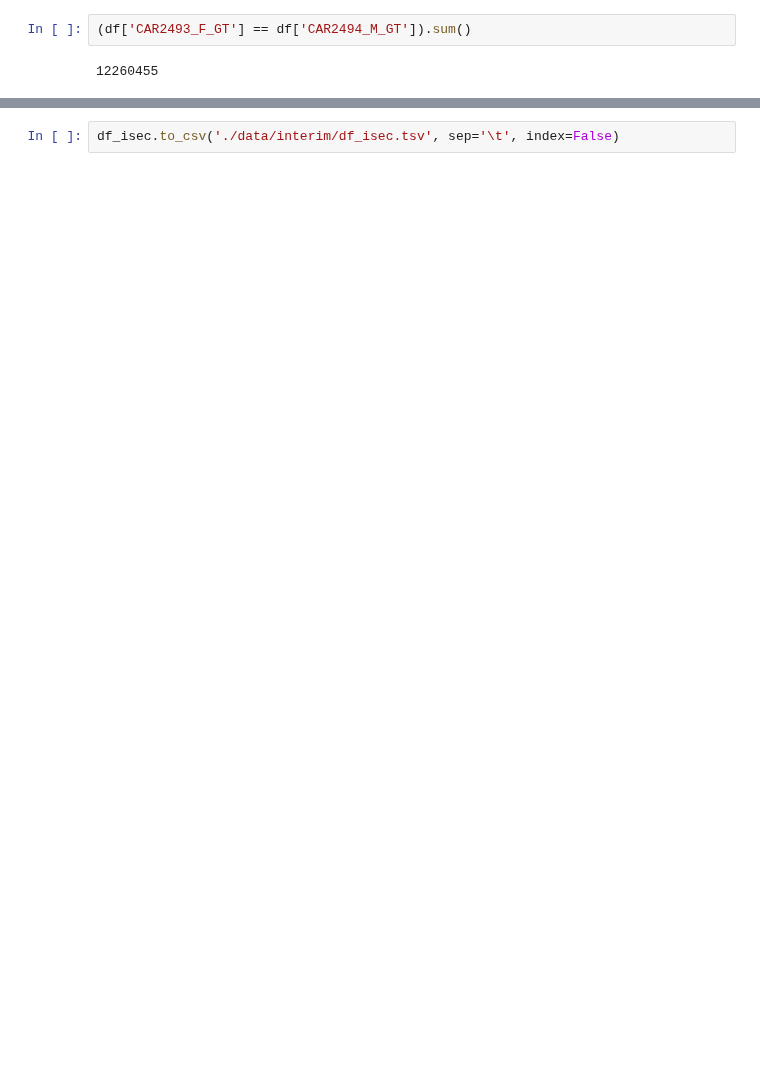
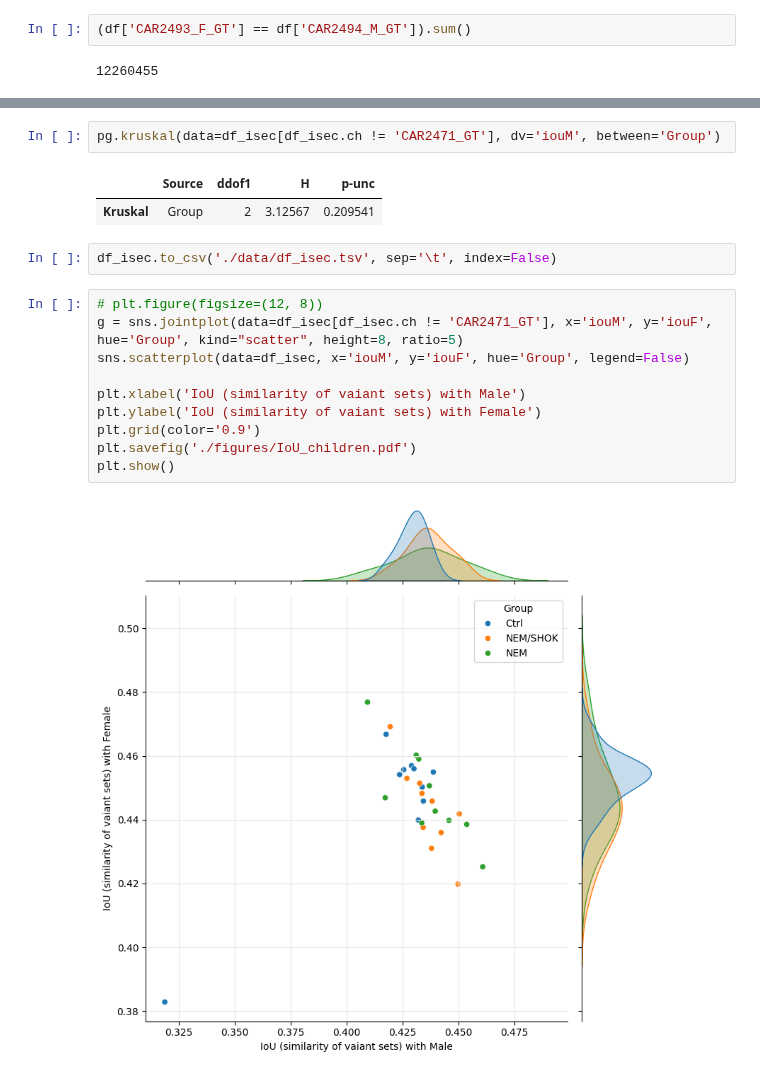
Before and after one commit to mitoclub/AquaSelection, a Jupyter notebook: intersect.ipynb, the cells around one changed output, grey strips where cells are left out. Drawn from its saved outputs; the diff is of its cells as text; blank space fills up the shorter version.

```diff
--- a/intersect.ipynb
+++ b/intersect.ipynb
@@ -199,2 +276,19 @@ df_isec
+# %%
+pg.kruskal(data=df_isec[df_isec.ch != 'CAR2471_GT'], dv='iouM', between='Group')
+# %% [output]
+|  | Source | ddof1 | H | p-unc |
+| Kruskal | Group | 2 | 3.12567 | 0.209541 |
 # %%
-df_isec.to_csv('./data/interim/df_isec.tsv', sep='\t', index=False)
+df_isec.to_csv('./data/df_isec.tsv', sep='\t', index=False)
+# %%
+# plt.figure(figsize=(12, 8))
+g = sns.jointplot(data=df_isec[df_isec.ch != 'CAR2471_GT'], x='iouM', y='iouF', hue='Group', kind="scatter", height=8, ratio=5)
+sns.scatterplot(data=df_isec, x='iouM', y='iouF', hue='Group', legend=False)
+
+plt.xlabel('IoU (similarity of vaiant sets) with Male')
+plt.ylabel('IoU (similarity of vaiant sets) with Female')
+plt.grid(color='0.9')
+plt.savefig('./figures/IoU_children.pdf')
+plt.show()
+# %% [output]
+[figure, added]
```
Also changed, not shown: parts of 17 cells of this notebook, 1 other file.
